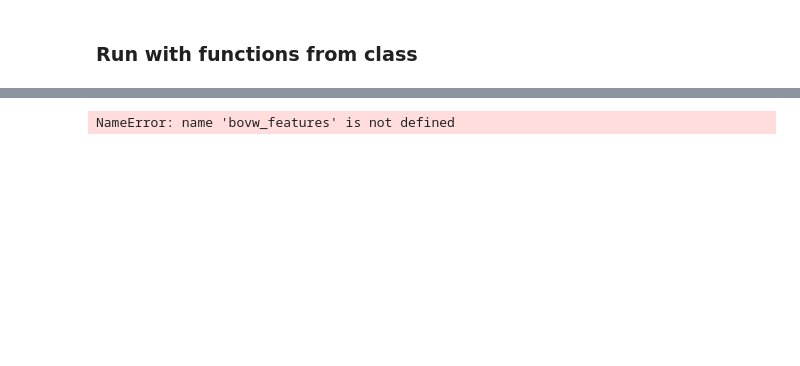
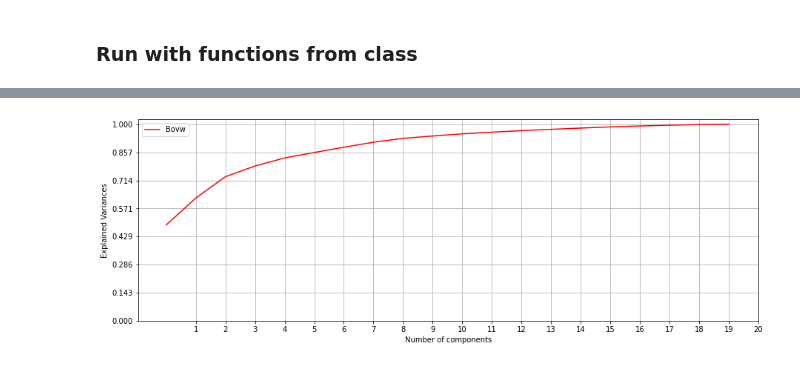
Before and after one commit to elliswmartin/fabric, a Jupyter notebook: pca.ipynb, the cells around one changed output, grey strips where cells are left out. Drawn from its saved outputs; the diff is of its cells as text; code cells hidden in the pictures; blank space fills up the shorter version.

```diff
--- a/pca.ipynb
+++ b/pca.ipynb
@@ -259,6 +327,6 @@ x = plot_PCA([log_features,
 # %%
-x_bovw = plot_PCA([bovw_features], ['Bovw'], ['r-'], n_components=10)
+x_bovw = plot_PCA([bovw_features], ['Bovw'], ['r-'], n_components=20)
 # %% [output]
-NameError: name 'bovw_features' is not defined
+[figure, added]
 # %%
 # dimensionality reduction
```
Also changed, not shown: parts of 18 cells of this notebook, 3 other files.
